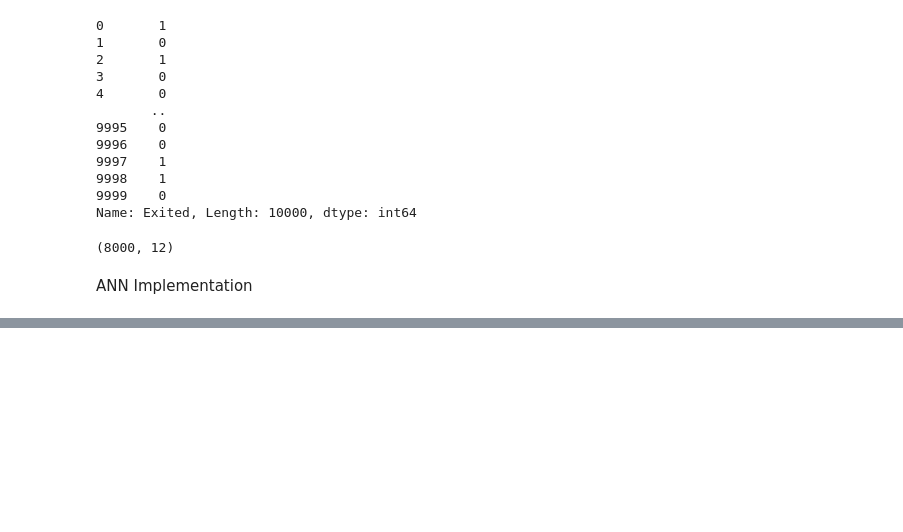
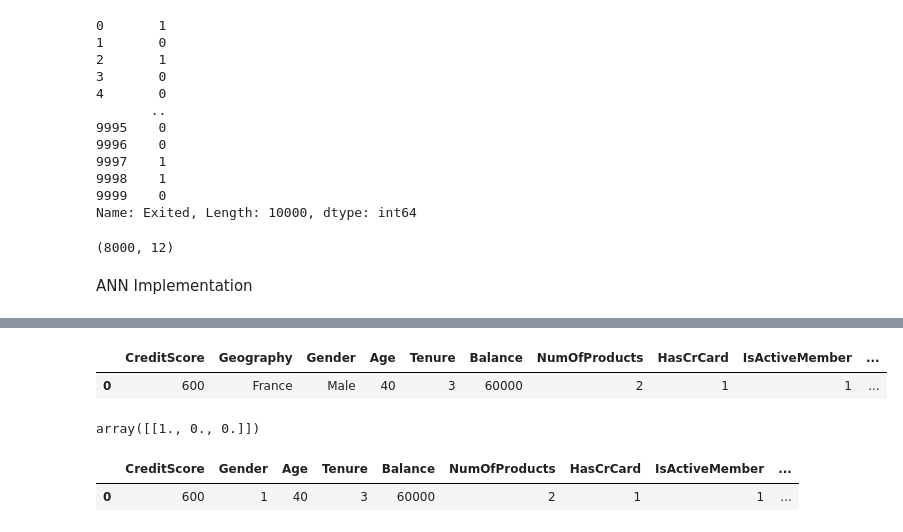
Before and after one commit to abhijeetmalik70/ANN_Chrun_Classification-, a Jupyter notebook: experiments.ipynb, the cells around one changed output, grey strips where cells are left out. Drawn from its saved outputs; the diff is of its cells as text; code cells hidden in the pictures; blank space fills up the shorter version.

```diff
--- a/experiments.ipynb
+++ b/experiments.ipynb
@@ -189,0 +267,31 @@ ValueError: All layers added to a Sequential model should have unique names. Nam
+# %%
+####now we take the new data point for testing our model
+new_data = {
+    "CreditScore": 600,
+    "Geography": "France",
+    "Gender": "Male",
+    "Age": 40,
+    "Tenure": 3,
+    "Balance": 60000,
+    "NumOfProducts": 2,
+    "HasCrCard": 1,
+    "IsActiveMember": 1,
+    "EstimatedSalary": 50000
+}
+# %%
+input_df = pd.DataFrame([new_data])
+# %%
+input_df
+# %% [output]
+|  | CreditScore | Geography | Gender | Age | Tenure | Balance | NumOfProducts | HasCrCard | IsActiveMember | ... |
+| 0 | 600 | France | Male | 40 | 3 | 60000 | 2 | 1 | 1 | ... |
+# %%
+#now doing the preprocesing stepf for this new data point
+#1. encoding the categorical data  into numerical data
+input_df["Gender"] = level_encoder_gender.transform(input_df["Gender"])
+
+#2. one hot encoding for the categorical data with more than 2 categories
+geoEncoder_df = one_hot_encoder_geography.transform(input_df[["Geography"]]).toarray()
+geoEncoder_df
+# %% [output]
+array([[1., 0., 0.]])
@@ -189,0 +300,5 @@ ValueError: All layers added to a Sequential model should have unique names. Nam
+# %%
+input_df
+# %% [output]
+|  | CreditScore | Gender | Age | Tenure | Balance | NumOfProducts | HasCrCard | IsActiveMember | ... |
+| 0 | 600 | 1 | 40 | 3 | 60000 | 2 | 1 | 1 | ... |
```
Also changed, not shown: parts of 15 cells of this notebook, 2 other files.
